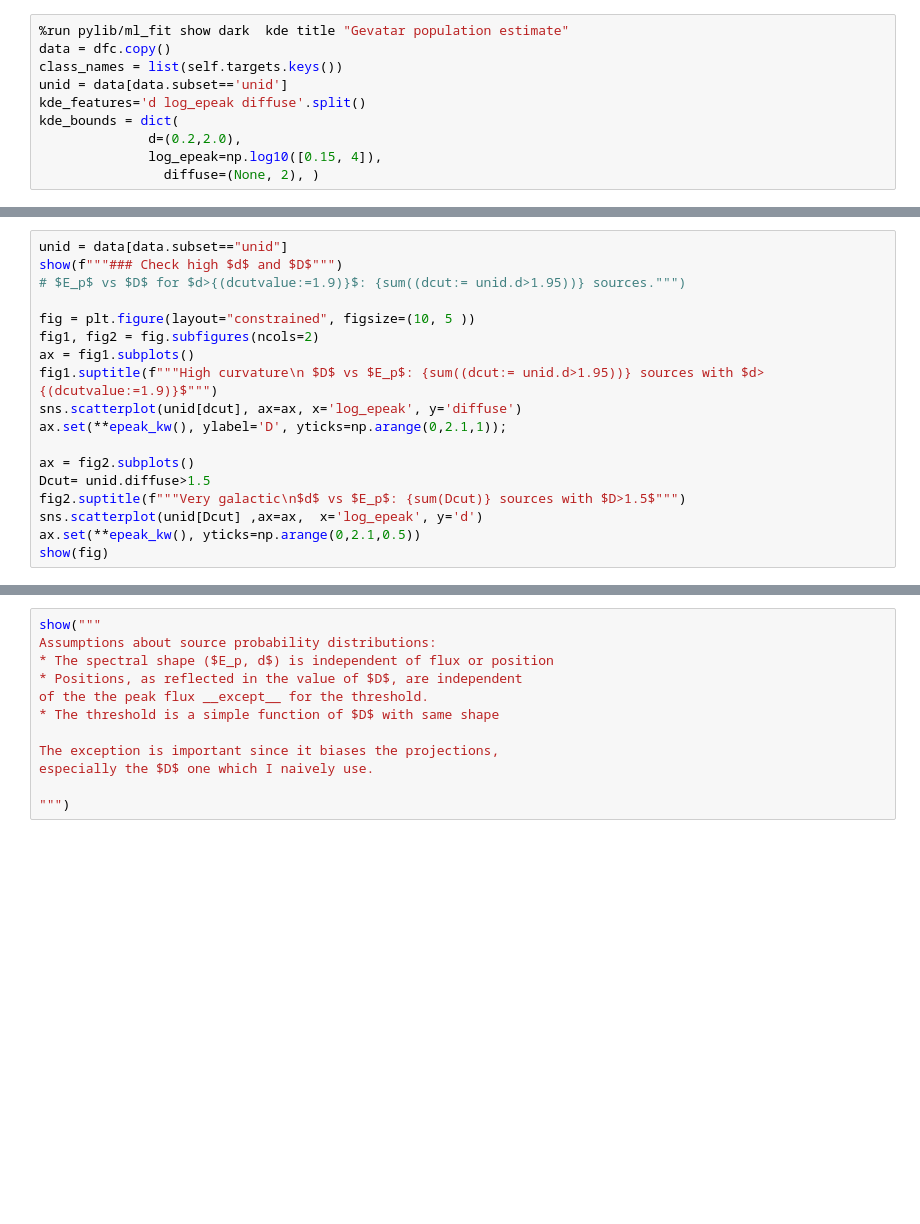
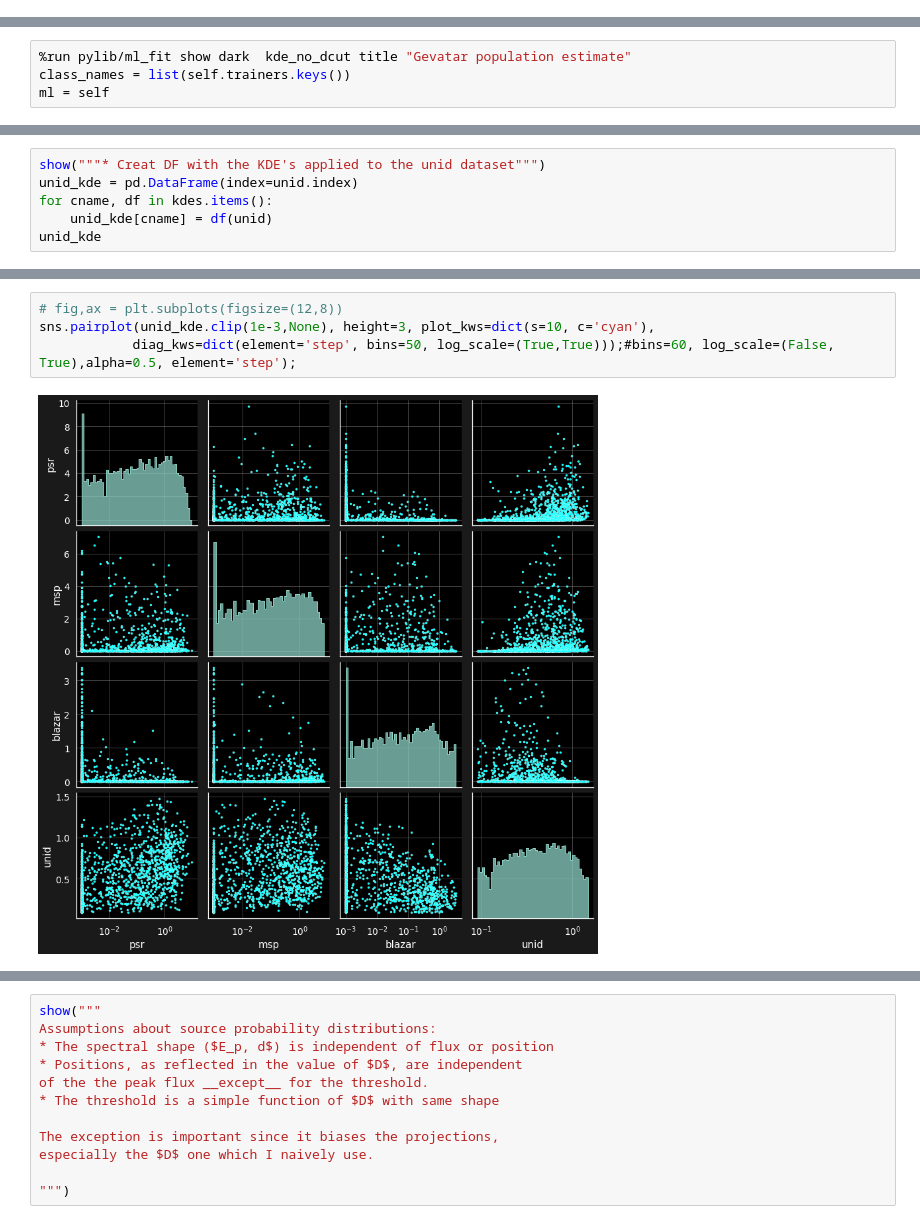
Before and after one commit to tburnett/srcpop, a Jupyter notebook: paper/gevatar-estimate.ipynb, the cells around one changed output, grey strips where cells are left out. Saved outputs shown, nothing was run; the diff lists cells and outputs as text; blank space fills up the shorter version.

```diff
--- a/paper/gevatar-estimate.ipynb
+++ b/paper/gevatar-estimate.ipynb
@@ -1,10 +0,0 @@
-# %%
-%run pylib/ml_fit show dark  kde title "Gevatar population estimate"
-data = dfc.copy()
-class_names = list(self.targets.keys())
-unid = data[data.subset=='unid']
-kde_features='d log_epeak diffuse'.split()
-kde_bounds = dict(
-              d=(0.2,2.0),
-              log_epeak=np.log10([0.15, 4]),
-                diffuse=(None, 2), )
@@ -223,0 +1,4 @@ sns.histplot(unid, bins=bins['d'], x='d', color='none', element='step',stat='den
+# %%
+%run pylib/ml_fit show dark  kde_no_dcut title "Gevatar population estimate"
+class_names = list(self.trainers.keys())
+ml = self
@@ -386,18 +104,0 @@ show_fig(projection, subs, [246,208,250], class_names, features=features)
-# %%
-unid = data[data.subset=="unid"]
-show(f"""### Check high $d$ and $D$""")
-# $E_p$ vs $D$ for $d>{(dcutvalue:=1.9)}$: {sum((dcut:= unid.d>1.95))} sources.""")
-
-fig = plt.figure(layout="constrained", figsize=(10, 5 ))
-fig1, fig2 = fig.subfigures(ncols=2)
-ax = fig1.subplots()
-fig1.suptitle(f"""High curvature\n $D$ vs $E_p$: {sum((dcut:= unid.d>1.95))} sources with $d>{(dcutvalue:=1.9)}$""")
-sns.scatterplot(unid[dcut], ax=ax, x='log_epeak', y='diffuse')
-ax.set(**epeak_kw(), ylabel='D', yticks=np.arange(0,2.1,1));
-
-ax = fig2.subplots()
-Dcut= unid.diffuse>1.5
-fig2.suptitle(f"""Very galactic\n$d$ vs $E_p$: {sum(Dcut)} sources with $D>1.5$""")
-sns.scatterplot(unid[Dcut] ,ax=ax,  x='log_epeak', y='d')
-ax.set(**epeak_kw(), yticks=np.arange(0,2.1,0.5))
-show(fig)
@@ -417,0 +161,6 @@ show(f"""### Weighted distributions?
+# %%
+show("""* Creat DF with the KDE's applied to the unid dataset""")
+unid_kde = pd.DataFrame(index=unid.index)
+for cname, df in kdes.items():
+    unid_kde[cname] = df(unid)
+unid_kde
@@ -417,0 +183,6 @@ show(f"""### Weighted distributions?
+# %%
+# fig,ax = plt.subplots(figsize=(12,8))
+sns.pairplot(unid_kde.clip(1e-3,None), height=3, plot_kws=dict(s=10, c='cyan'),
+            diag_kws=dict(element='step', bins=50, log_scale=(True,True)));#bins=60, log_scale=(False, True),alpha=0.5, element='step');
+# %% [output]
+[figure, added]
```
Also changed, not shown: parts of 54 cells of this notebook, 7 other files.
